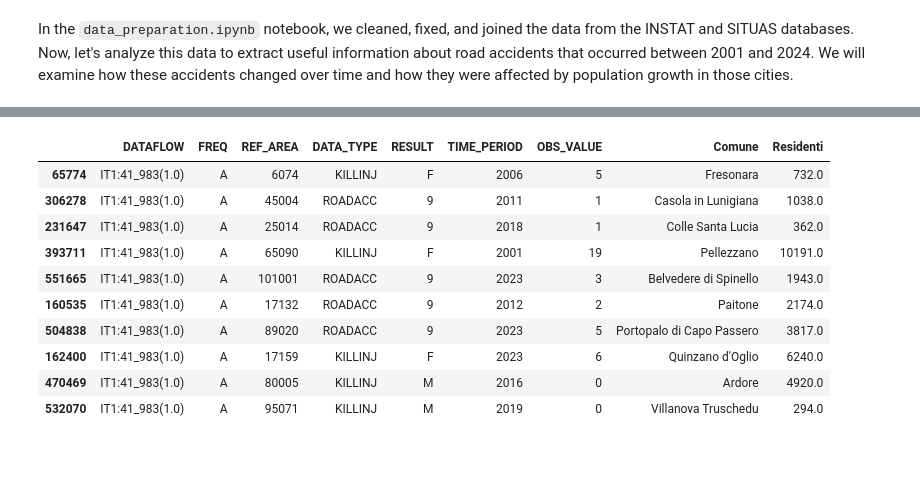
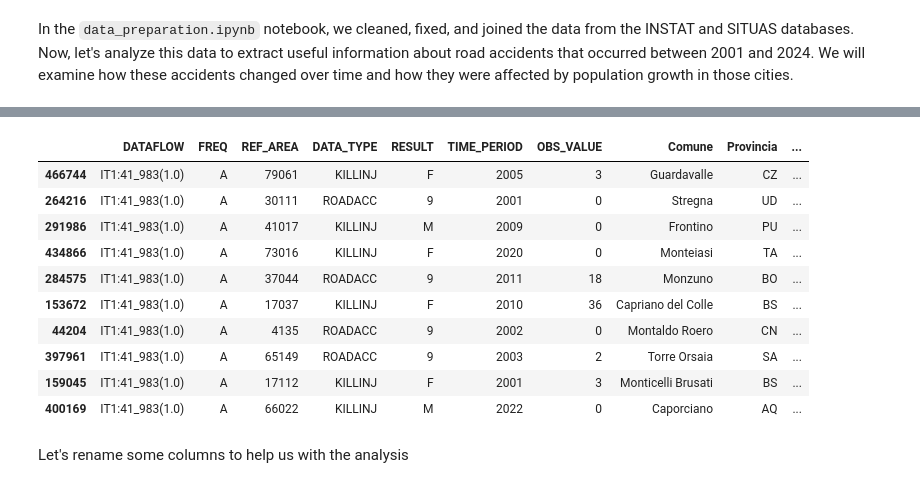
Before and after one commit to marcoboscato/ISTAT_traffic_analysis, a Jupyter notebook: analysis.ipynb, the cells around one changed output, grey strips where cells are left out. Cells and saved outputs as stored; diff of their text form; code cells hidden in the pictures; blank space fills up the shorter version.

Commit message:
fixed data_preparation and first chart analysis

```diff
--- a/analysis.ipynb
+++ b/analysis.ipynb
@@ -15,11 +15,12 @@ sns.set_style("whitegrid")
 In the `data_preparation.ipynb` notebook, we cleaned, fixed, and joined the data from the INSTAT and SITUAS databases. Now, let's analyze this data to extract useful information about road accidents that occurred between 2001 and 2024. We will examine how these accidents changed over time and how they were affected by population growth in those cities.
 # %%
 # import data
+# -> Use keep_default_na to avoid issues with misunderstood values as before (since now we know what to expect)
 
-df = pd.read_csv('data/insta_situas_traffic_accidents_data.csv')
+df_raw = pd.read_csv('data/instat_situas_traffic_accidents_data.csv', keep_default_na=False)
 
-print(df.info())
-df.sample(10)
+print(df_raw.info())
+df_raw.sample(10)
 # %% [output]
 <class 'pandas.core.frame.DataFrame'>
 RangeIndex: 572700 entries, 0 to 572699
@@ -40,12 +44,14 @@ memory usage: 39.3+ MB
 None
-|  | DATAFLOW | FREQ | REF_AREA | DATA_TYPE | RESULT | TIME_PERIOD | OBS_VALUE | Comune | Residenti |
-| 65774 | IT1:41_983(1.0) | A | 6074 | KILLINJ | F | 2006 | 5 | Fresonara | 732.0 |
-| 306278 | IT1:41_983(1.0) | A | 45004 | ROADACC | 9 | 2011 | 1 | Casola in Lunigiana | 1038.0 |
-| 231647 | IT1:41_983(1.0) | A | 25014 | ROADACC | 9 | 2018 | 1 | Colle Santa Lucia | 362.0 |
-| 393711 | IT1:41_983(1.0) | A | 65090 | KILLINJ | F | 2001 | 19 | Pellezzano | 10191.0 |
-| 551665 | IT1:41_983(1.0) | A | 101001 | ROADACC | 9 | 2023 | 3 | Belvedere di Spinello | 1943.0 |
-| 160535 | IT1:41_983(1.0) | A | 17132 | ROADACC | 9 | 2012 | 2 | Paitone | 2174.0 |
-| 504838 | IT1:41_983(1.0) | A | 89020 | ROADACC | 9 | 2023 | 5 | Portopalo di Capo Passero | 3817.0 |
-| 162400 | IT1:41_983(1.0) | A | 17159 | KILLINJ | F | 2023 | 6 | Quinzano d'Oglio | 6240.0 |
-| 470469 | IT1:41_983(1.0) | A | 80005 | KILLINJ | M | 2016 | 0 | Ardore | 4920.0 |
-| 532070 | IT1:41_983(1.0) | A | 95071 | KILLINJ | M | 2019 | 0 | Villanova Truschedu | 294.0 |
+|  | DATAFLOW | FREQ | REF_AREA | DATA_TYPE | RESULT | TIME_PERIOD | OBS_VALUE | Comune | Provincia | ... |
+| 466744 | IT1:41_983(1.0) | A | 79061 | KILLINJ | F | 2005 | 3 | Guardavalle | CZ | ... |
+| 264216 | IT1:41_983(1.0) | A | 30111 | ROADACC | 9 | 2001 | 0 | Stregna | UD | ... |
+| 291986 | IT1:41_983(1.0) | A | 41017 | KILLINJ | M | 2009 | 0 | Frontino | PU | ... |
+| 434866 | IT1:41_983(1.0) | A | 73016 | KILLINJ | F | 2020 | 0 | Monteiasi | TA | ... |
+| 284575 | IT1:41_983(1.0) | A | 37044 | ROADACC | 9 | 2011 | 18 | Monzuno | BO | ... |
+| 153672 | IT1:41_983(1.0) | A | 17037 | KILLINJ | F | 2010 | 36 | Capriano del Colle | BS | ... |
+| 44204 | IT1:41_983(1.0) | A | 4135 | ROADACC | 9 | 2002 | 0 | Montaldo Roero | CN | ... |
+| 397961 | IT1:41_983(1.0) | A | 65149 | ROADACC | 9 | 2003 | 2 | Torre Orsaia | SA | ... |
+| 159045 | IT1:41_983(1.0) | A | 17112 | KILLINJ | F | 2001 | 3 | Monticelli Brusati | BS | ... |
+| 400169 | IT1:41_983(1.0) | A | 66022 | KILLINJ | M | 2022 | 0 | Caporciano | AQ | ... |
+# %% [markdown]
+Let's rename some columns to help us with the analysis
```
Also changed, not shown: parts of 19 cells of this notebook, 6 other files.
